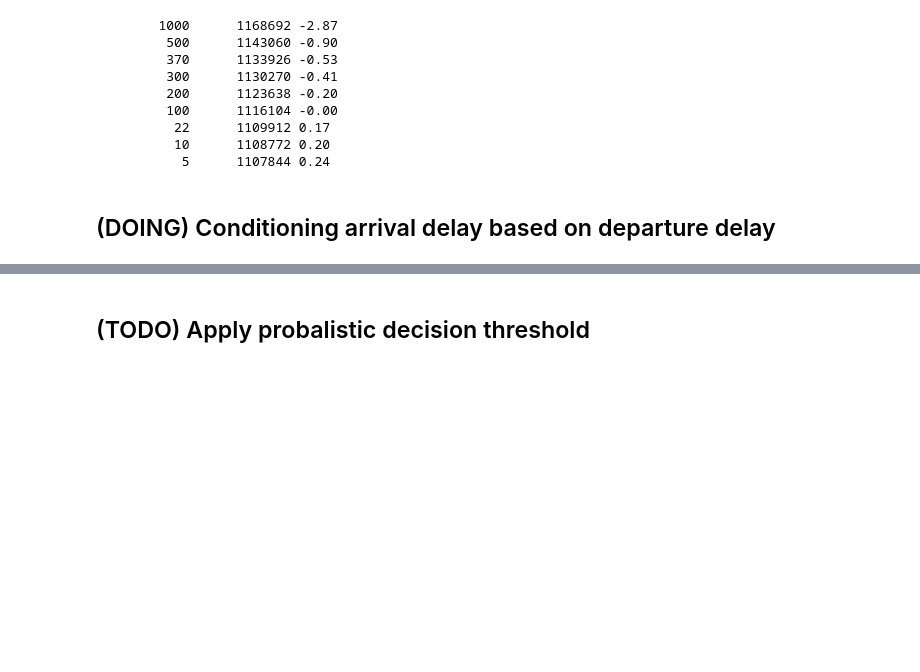
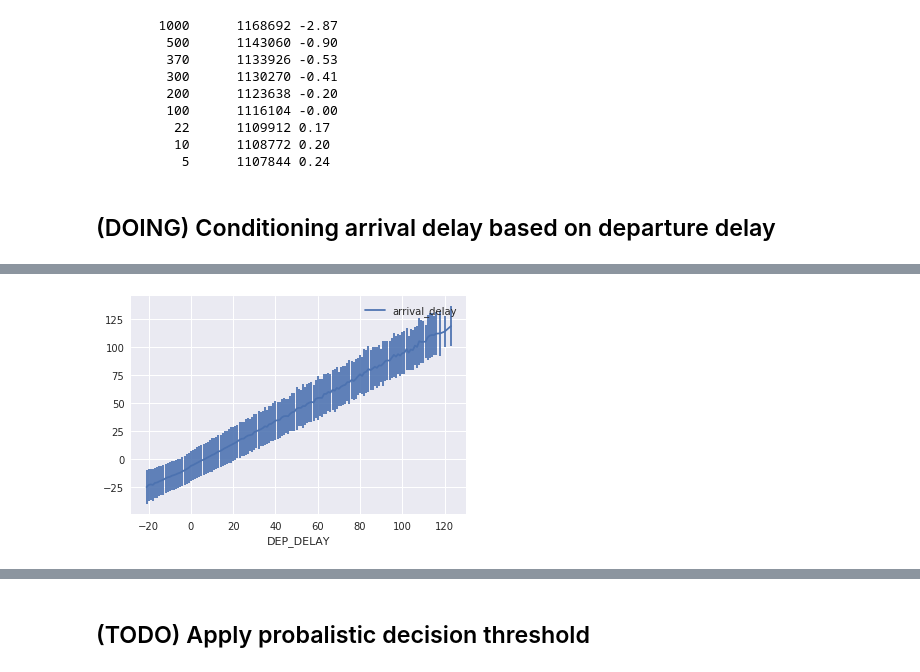
Before and after one commit to yuwtennis/google-data-engineer, a Jupyter notebook: Ch05/getting_started_with_eda.ipynb, the cells around one changed output, grey strips where cells are left out. Saved outputs shown, nothing was run; the diff lists cells and outputs as text; code cells hidden in the pictures; blank space fills up the shorter version.

```diff
--- a/Ch05/getting_started_with_eda.ipynb
+++ b/Ch05/getting_started_with_eda.ipynb
@@ -286,3 +286,28 @@ for t in sorted( thresholds, reverse=True):
            5      1107844 0.24
 # %% [markdown]
 ## (DOING) Conditioning arrival delay based on departure delay
+# %%
+sql = """
+SELECT
+  DEP_DELAY,
+  arrival_delay,
+  stddev_arrival_delay,
+  numflights
+FROM (
+  SELECT
+    DEP_DELAY,
+    AVG(ARR_DELAY) AS arrival_delay,
+    STDDEV(ARR_DELAY) AS stddev_arrival_delay,
+    COUNT(ARR_DELAY) AS numflights
+  FROM
+    `flights.simevents`
+  GROUP BY
+    DEP_DELAY )
+WHERE
+  numflights > 370
+ORDER BY
+  DEP_DELAY
+"""
+
+depdelay = bq.Query(sql).execute().result().to_dataframe()
+depdelay[:5]
@@ -288,0 +321,5 @@ for t in sorted( thresholds, reverse=True):
+# %%
+ax = depdelay.plot(kind='line', x='DEP_DELAY',
+                  y='arrival_delay', yerr='stddev_arrival_delay')
+# %% [output]
+[figure, added]
```
Also changed, not shown: parts of 3 cells of this notebook.
